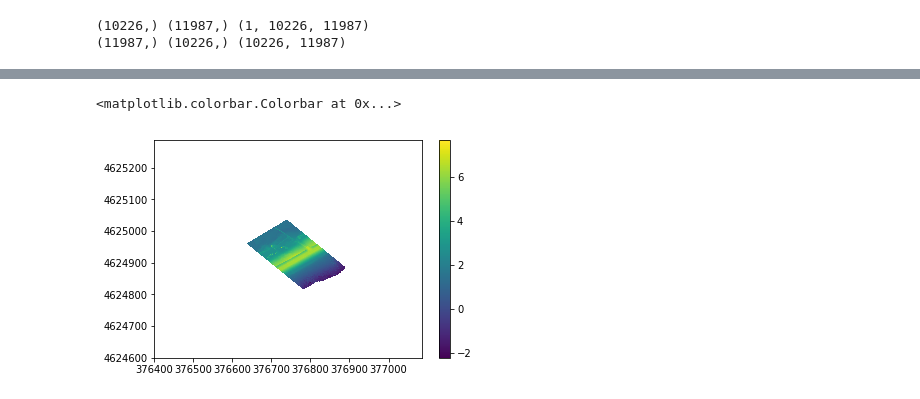
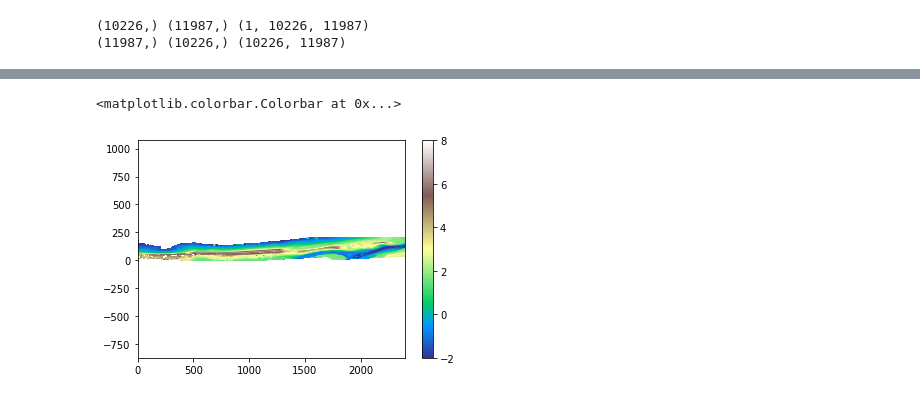
Before and after one commit to csherwood-usgs/Raster_calcs, a Jupyter notebook: test_loading_elevation_maps.ipynb, the cells around one changed output, grey strips where cells are left out. Saved outputs shown, nothing was run; the diff lists cells and outputs as text; code cells hidden in the pictures.

Commit message:
working interpolation within bounds of raster

```diff
--- a/test_loading_elevation_maps.ipynb
+++ b/test_loading_elevation_maps.ipynb
@@ -160,0 +150,25 @@ f = interpolate.RegularGridInterpolator( (x, y), data, method='nearest')
+# %%
+# calculate UTM coordinates for the box, which depend on upper left hand corner and rotation
+
+# top left corner of big region of interest (UTM Zone 19N meters)
+e0 = 376300.; n0 = 4625250.
+rot = 110.
+def box2UTM(x, y, e0, n0, rot):
+    r = np.pi*(rot-90.)/180.
+    xnew = x*np.cos(r)   + y*np.sin(r) + e0
+    ynew = -y*np.sin(r)  + x*np.cos(r) + n0
+    return xnew, ynew
+
+xu, yu = box2UTM(xrot, yrot, e0, n0, rot)
+
+print('Data box:')
+print(da['x'].values.min(), da['x'].values.max(), da['y'].values.min(), da['y'].values.max())
+print('Interp. box:')
+print(np.min(xu),np.max(xu),np.min(yu),np.max(yu))
+
+xb, yb = np.array((xrot.min(),xrot.min(),xrot.max(),xrot.max())), np.array((yrot.min(),yrot.max(),yrot.min(),yrot.max()))
+xub, yub = box2UTM(xb, yb, e0, n0, 120.)
+fid = open('box_corners.txt','w')
+for i in range(0,4):
+    fid.write('{0:}, {1:}\n'.format( xub[i],yub[i]))
+fid.close()
@@ -163,10 +184,11 @@ from scipy import interpolate
 print( np.shape(np.flipud(da['y'].values)), np.shape(da['x'].values), np.shape( np.flipud(da.values)) )
 x = da['x'].values
 y = np.flipud(da['y'].values)
-# Not sure how da.values got a singleton dimension, but squeeze gets rid of it
-z = np.squeeze(np.flipud(da.values))
+# Not sure how da.values got a singleton dimension, but squeeze gets rid of it.
+# However, make sure to squeeze before flipping
+z = np.flipud(np.squeeze(da.values))
 print(np.shape(x),np.shape(y),np.shape(z))
-f = interpolate.RegularGridInterpolator( (y, x), z, method='nearest')
+f = interpolate.RegularGridInterpolator( (y, x), z, method='linear')
 # %% [output]
 (10226,) (11987,) (1, 10226, 11987)
 (11987,) (10226,) (10226, 11987)
@@ -180,9 +199,12 @@ plt.colorbar()
 # %%
 zi = f((yu,xu))
 zi[zi<=-100.]=np.NaN
-# %%
-plt.pcolormesh(xu,yu,zi)
-plt.colorbar()
-# %% [output]
-<matplotlib.colorbar.Colorbar at 0x...>
-[figure, removed]
+# %%
+plt.plot(figsize=(2,8))
+plt.pcolormesh(yrot,xrot,zi,cmap=plt.cm.terrain,vmin=-2,vmax=8)
+#plt.gca().invert_yaxis()
+plt.axis('equal')
+plt.colorbar()
+# %% [output]
+<matplotlib.colorbar.Colorbar at 0x...>
+[figure, added]
```
Also changed, not shown: parts of 12 cells of this notebook.
